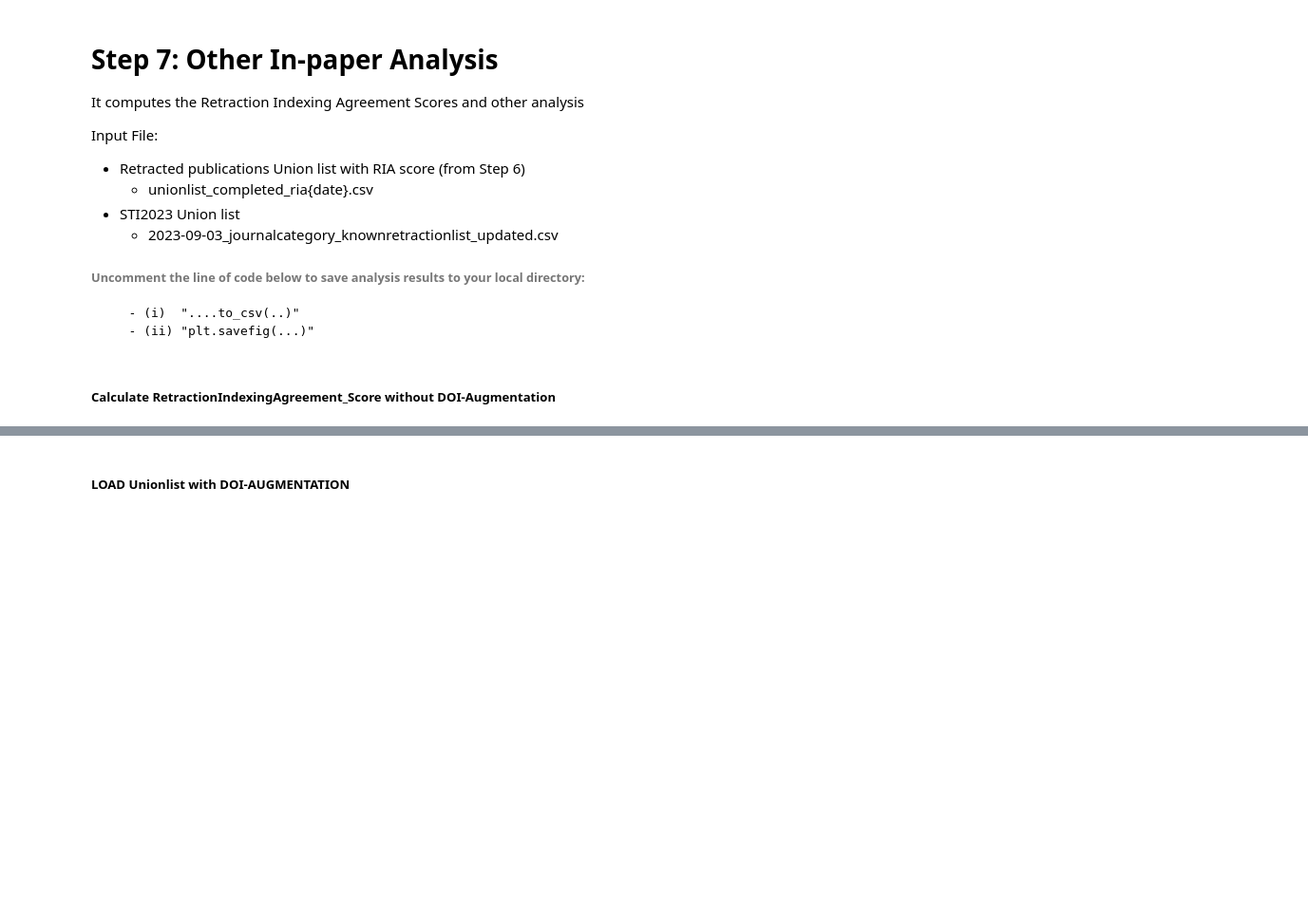
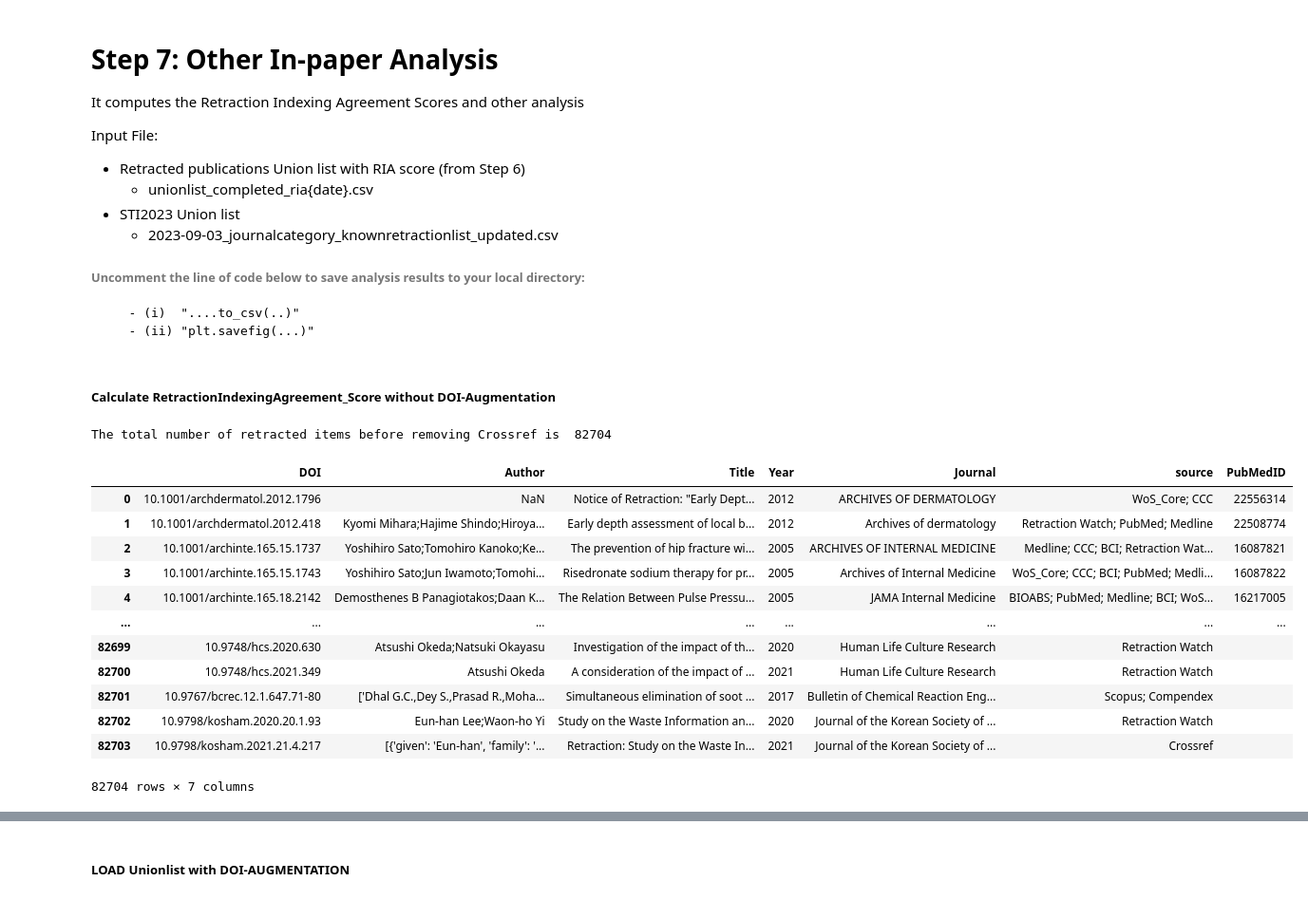
Before and after one commit to infoqualitylab/retraction-indexing-agreement, a Jupyter notebook: src/Step7_ OtherInPaperAnalysis.ipynb, the cells around one changed output, grey strips where cells are left out. Shown at 95% size. Cells and saved outputs as stored; diff of their text form; code cells hidden in the pictures; blank space fills up the shorter version.

```diff
--- a/src/Step7_ OtherInPaperAnalysis.ipynb
+++ b/src/Step7_ OtherInPaperAnalysis.ipynb
@@ -93,5 +88,20 @@ getdate = {'scopus': '2024-07-05',
 # %%
 unionlist_indexed = pd.read_csv(data_dir+f"unionlist/unionlist_{getdate['unionlist']}.csv").drop('Unnamed: 0',axis=1)
 unionlist_indexed['PubMedID'] = unionlist_indexed['PubMedID'].fillna(0).astype(int).replace(0,'').astype(str)
-print('The total number of retracted items is ',len(unionlist_indexed))
-unionlist_indexed.head()
+print('The total number of retracted items before removing Crossref is ',len(unionlist_indexed))
+unionlist_indexed
+# %% [output]
+The total number of retracted items before removing Crossref is  82704
+|  | DOI | Author | Title | Year | Journal | source | PubMedID |
+| 0 | 10.1001/archdermatol.2012.1796 | NaN | Notice of Retraction: "Early Dept... | 2012 | ARCHIVES OF DERMATOLOGY | WoS_Core; CCC | 22556314 |
+| 1 | 10.1001/archdermatol.2012.418 | Kyomi Mihara;Hajime Shindo;Hiroya... | Early depth assessment of local b... | 2012 | Archives of dermatology | Retraction Watch; PubMed; Medline | 22508774 |
+| 2 | 10.1001/archinte.165.15.1737 | Yoshihiro Sato;Tomohiro Kanoko;Ke... | The prevention of hip fracture wi... | 2005 | ARCHIVES OF INTERNAL MEDICINE | Medline; CCC; BCI; Retraction Wat... | 16087821 |
+| 3 | 10.1001/archinte.165.15.1743 | Yoshihiro Sato;Jun Iwamoto;Tomohi... | Risedronate sodium therapy for pr... | 2005 | Archives of Internal Medicine | WoS_Core; CCC; BCI; PubMed; Medli... | 16087822 |
+| 4 | 10.1001/archinte.165.18.2142 | Demosthenes B Panagiotakos;Daan K... | The Relation Between Pulse Pressu... | 2005 | JAMA Internal Medicine | BIOABS; PubMed; Medline; BCI; WoS... | 16217005 |
+| ... | ... | ... | ... | ... | ... | ... | ... |
+| 82699 | 10.9748/hcs.2020.630 | Atsushi Okeda;Natsuki Okayasu | Investigation of the impact of th... | 2020 | Human Life Culture Research | Retraction Watch |  |
+| 82700 | 10.9748/hcs.2021.349 | Atsushi Okeda | A consideration of the impact of ... | 2021 | Human Life Culture Research | Retraction Watch |  |
+| 82701 | 10.9767/bcrec.12.1.647.71-80 | ['Dhal G.C.,Dey S.,Prasad R.,Moha... | Simultaneous elimination of soot ... | 2017 | Bulletin of Chemical Reaction Eng... | Scopus; Compendex |  |
+| 82702 | 10.9798/kosham.2020.20.1.93 | Eun-han Lee;Waon-ho Yi | Study on the Waste Information an... | 2020 | Journal of the Korean Society of ... | Retraction Watch |  |
+| 82703 | 10.9798/kosham.2021.21.4.217 | [{'given': 'Eun-han', 'family': '... | Retraction: Study on the Waste In... | 2021 | Journal of the Korean Society of ... | Crossref |  |
+82704 rows × 7 columns
```
Also changed, not shown: parts of 79 cells of this notebook.
